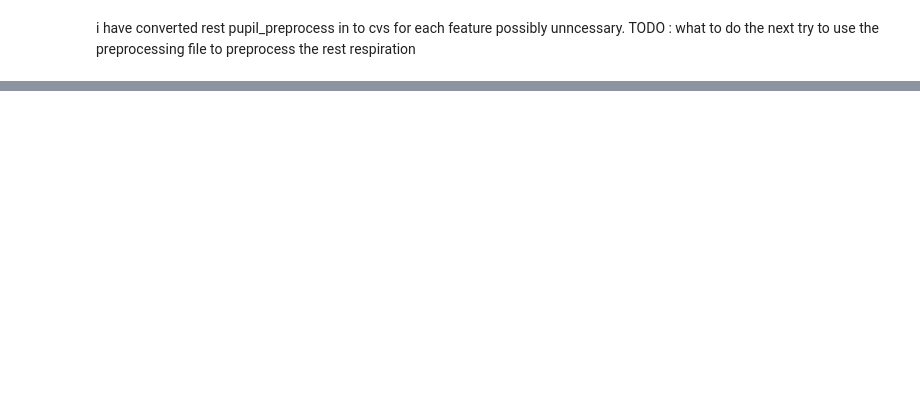
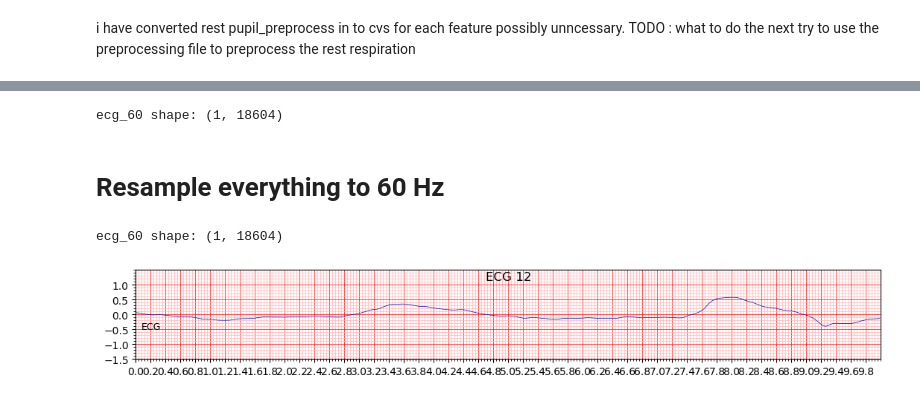
Before and after one commit to sssabere/Modeling_Breathing_Signals-, a Jupyter notebook: study1/Resting.ipynb, the cells around one changed output, grey strips where cells are left out. Drawn from its saved outputs; the diff is of its cells as text; code cells hidden in the pictures; blank space fills up the shorter version.

Commit message:
progress on preprocessing

```diff
--- a/study1/Resting.ipynb
+++ b/study1/Resting.ipynb
@@ -225,0 +253,16 @@ SyntaxError: (unicode error) 'unicodeescape' codec can't decode bytes in positio
+# %%
+import numpy as np
+import matplotlib.pyplot as plt
+import ecg_plot
+import scipy
+from scipy.io import loadmat
+from scipy.signal import resample_poly
+from ecgprep import preprocess
+
+mat_path = r"C:\Users\saber\thesis_second_try\data\Rest\Respiration_ECG_Raw\resting_state_participant_012.mat"
+m = loadmat(mat_path, squeeze_me=True, struct_as_record=False)
+print(m)
+
+ecg = np.asarray(m["resting_state"].Cannula).squeeze().reshape(1, -1)
+fs = 1000
+print(ecg)
@@ -225,0 +305,39 @@ SyntaxError: (unicode error) 'unicodeescape' codec can't decode bytes in positio
+# %%
+
+from scipy.signal import resample_poly
+
+ecg_60 = resample_poly(ecg_baseline_removed, up=60, down=fs, axis=-1)
+print("ecg_60 shape:", ecg_60.shape)
+# %% [output]
+ecg_60 shape: (1, 18604)
+# %% [markdown]
+# Resample everything to 60 Hz
+# %%
+ecg_60= scipy.signal.resample_poly(ecg, up=60, down=1000, axis=-1)
+
+
+# OBS I Adjusted there from volt to minivolt
+print("ecg_60 shape:", ecg_60.shape)
+
+# scale for plotting: volts -> millivolts
+# ecg *1000
+# finger * 10
+# Thermopod as is
+# Cannula * 10
+ecg_60_mv = ecg_60 * 10
+
+import ecg_plot
+import matplotlib.pyplot as plt
+
+lead_index = ["ECG"] * ecg_60_mv.shape[0]
+
+# plot a short window
+fs_out = 60
+seconds = 10
+n = fs_out * seconds
+
+ecg_plot.plot(ecg_60_mv[:, :n], sample_rate=fs_out, lead_index=lead_index, style="b", columns=1)
+plt.show()
+# %% [output]
+ecg_60 shape: (1, 18604)
+[figure, added]
```
Also changed, not shown: parts of 24 cells of this notebook, 1 other file.
